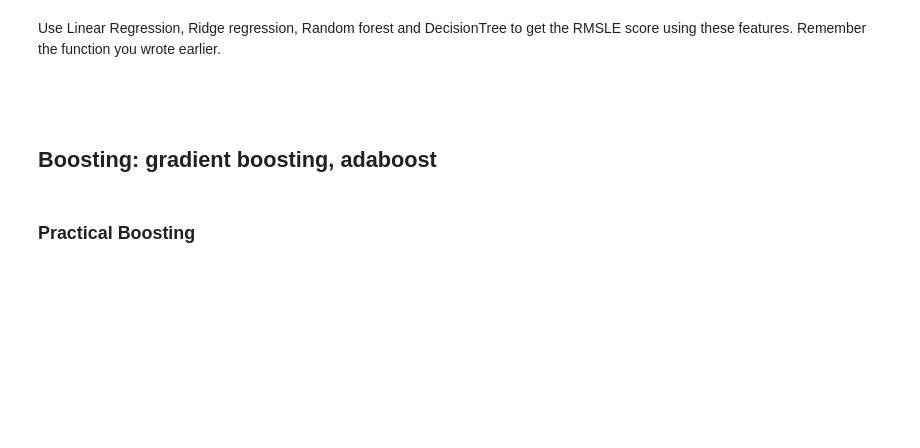
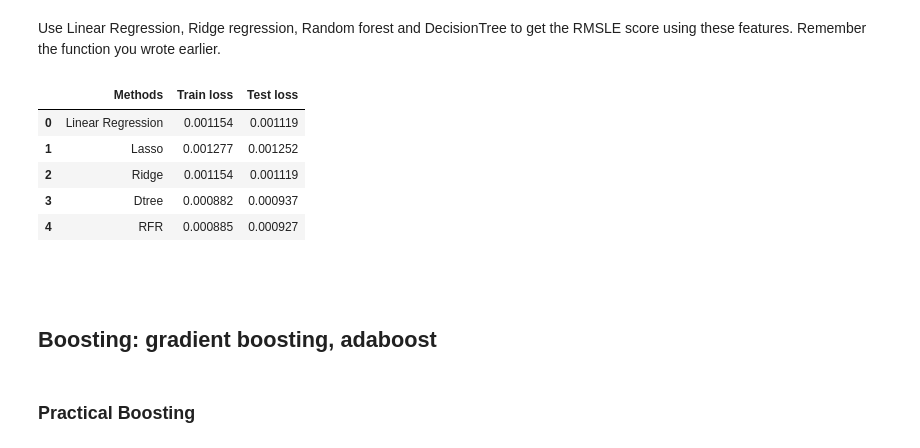
Before and after one commit to SemyonAbramov/MachineLearning_SK, a Jupyter notebook: HW2/ML2019HW02-part2.ipynb, the cells around one changed output. Cells and saved outputs as stored; diff of their text form; code cells hidden in the pictures; blank space fills up the shorter version.

```diff
--- a/HW2/ML2019HW02-part2.ipynb
+++ b/HW2/ML2019HW02-part2.ipynb
@@ -316,6 +316,7 @@ Please look up `cross_val_score(...)` peculiarities in [scikit's manual](https:/
 In the cell below implement a function that would iterate over a list of features and use $k$-fold `cross_val_score` to measure model "quality".
 # %%
 from sklearn.metrics import make_scorer
+from tqdm import tqdm
 
 def selection_step(model, X, y, used_features=(), cv=3):
     """
@@ -335,8 +336,18 @@ def selection_step(model, X, y, used_features=(), cv=3):
 
     ### BEGIN Solution
 
+    unused_X = X.drop(used_features, axis=1)
+
+    target_features = used_features
+
+    for unused_feature in list(unused_X.columns.values):
+
+        target_features.append(unused_feature)
+        sc = -cross_val_score(model, X[target_features], y, scoring='neg_mean_squared_log_error', cv=cv, n_jobs=-1).mean()
+        scores[unused_feature] = sc
+        target_features.pop()
+
     ### END Solution
-
     return scores
 # %%
 def forward_steps(X, y, n_rounds, method):
@@ -357,6 +368,30 @@ def forward_steps(X, y, n_rounds, method):
 
     ### BEGIN Solution
 
+    tota_num_of_features = X.shape[1]
+    min_score = np.inf
+    round_num = 0
+    while (round_num < n_rounds):
+        round_num += 1
+
+        # TODO: Need to determine this condition
+        if len(feat_best_list) == tota_num_of_features:
+            break
+
+        scores = selection_step(method, X, y, feat_best_list, cv=3)
+        #print (scores)
+
+
+        best_feature = min(scores, key=scores.get)
+        feat_best_list.append(best_feature)
+        print (best_feature)
+        print (scores[best_feature])
+
+        if (min_score > scores[best_feature]):
+            min_score = scores[best_feature]
+            round_num = 0
+
+
     ### END Solution
 
     return feat_best_list
@@ -365,4 +400,7 @@ Use the function implemented above and use DecisionTreeRegressor to get the best
 # %%
 ### BEGIN Solution
 
+dec_tree = sklearn.tree.DecisionTreeRegressor()
+features_list = forward_steps(X_train, y_train_log, 3, dec_tree)
+
 ### END Solution
@@ -375,3 +451,15 @@ Use Linear Regression, Ridge regression, Random forest and DecisionTree to get t
+# %%
+### BEGIN Solution
+df = comparator(X_train[features_list], y_train_log.values.ravel(), X_test[features_list], y_test_log.values.ravel())
+df
+### END Solution
+# %% [output]
+|  | Methods | Train loss | Test loss |
+| 0 | Linear Regression | 0.001154 | 0.001119 |
+| 1 | Lasso | 0.001277 | 0.001252 |
+| 2 | Ridge | 0.001154 | 0.001119 |
+| 3 | Dtree | 0.000882 | 0.000937 |
+| 4 | RFR | 0.000885 | 0.000927 |
 # %% [markdown]
 <br>
 # %% [markdown]
```
Also changed, not shown: parts of 13 cells of this notebook.
